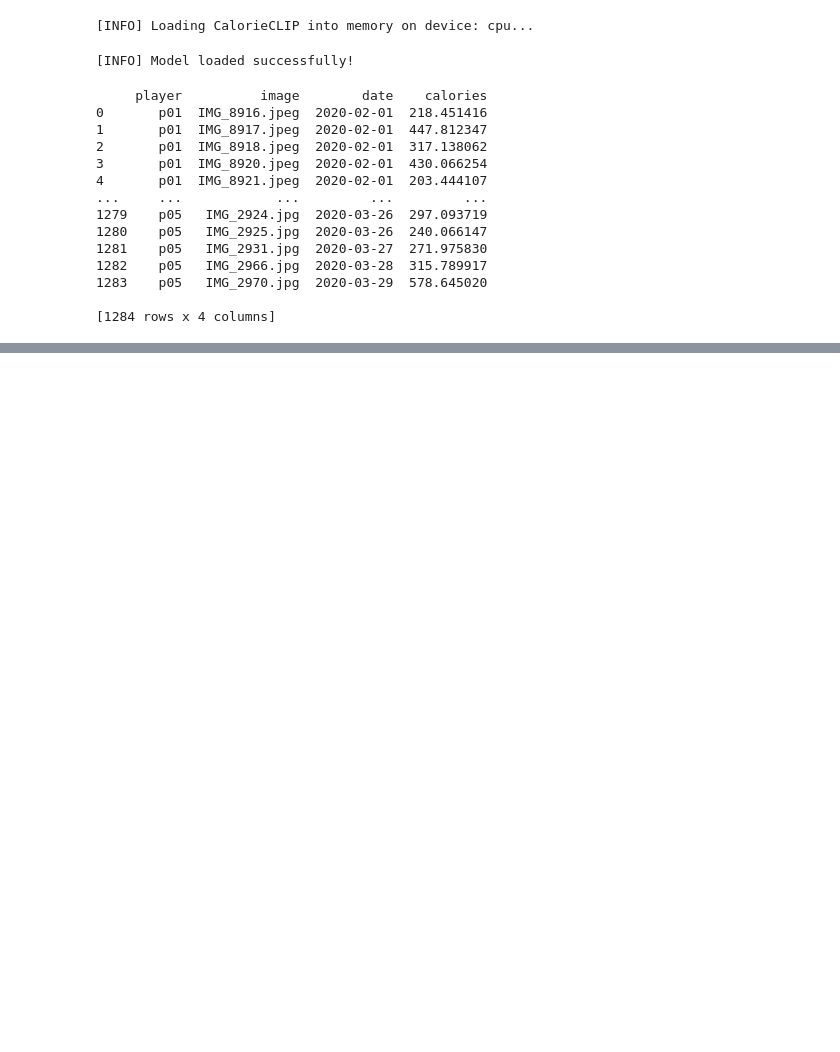
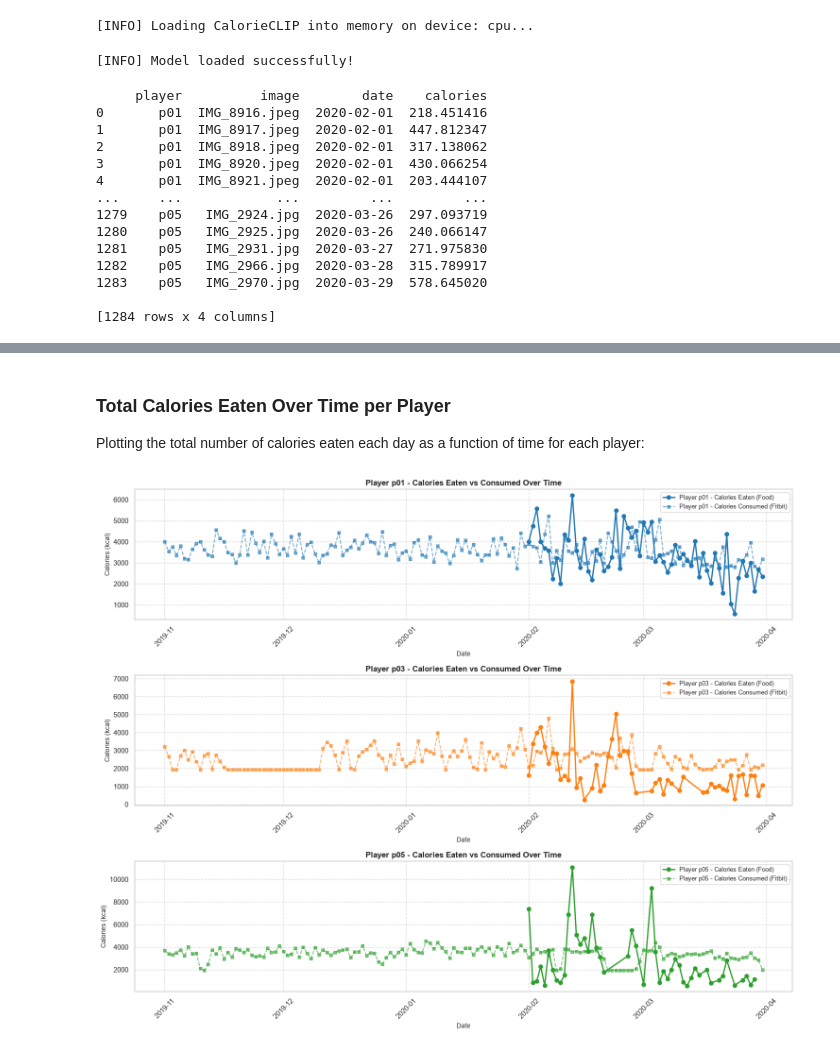
Before and after one commit to noahparisse/injury-prediction, a Jupyter notebook: main.ipynb, the cells around one changed output, grey strips where cells are left out. Saved outputs shown, nothing was run; the diff lists cells and outputs as text; code cells hidden in the pictures; blank space fills up the shorter version.

```diff
--- a/main.ipynb
+++ b/main.ipynb
@@ -323,0 +449,60 @@ Master DataFrame shape: (456, 37)
+# %% [markdown]
+### Total Calories Eaten Over Time per Player
+Plotting the total number of calories eaten each day as a function of time for each player:
+# %%
+import matplotlib.pyplot as plt
+import seaborn as sns
+
+players = sorted(master_df["player"].unique())
+palette = sns.color_palette("tab10", len(players))
+player_colors = {player: palette[i] for i, player in enumerate(players)}
+
+fig, axes = plt.subplots(len(players), 1, figsize=(15, 4 * len(players)), sharex=False, sharey=False)
+
+if len(players) == 1:
+    axes = [axes]
+
+for idx, player in enumerate(players):
+    ax = axes[idx]
+    df_player = master_df[master_df["player"] == player].copy()
+    df_player["date"] = pd.to_datetime(df_player["date"])
+    df_player = df_player.sort_values("date")
+
+    # Plot calories eaten
+    df_eaten = df_player.dropna(subset=["total_calories_eaten"])
+    ax.plot(
+        df_eaten["date"],
+        df_eaten["total_calories_eaten"],
+        marker="o",
+        linestyle="-",
+        color=player_colors[player],
+        linewidth=2,
+        markersize=6,
+        label=f"Player {player} - Calories Eaten (Food)"
+    )
+
+    # Plot calories consumed (Fitbit)
+    df_consumed = df_player.dropna(subset=["total calories consumed"])
+    ax.plot(
+        df_consumed["date"],
+        df_consumed["total calories consumed"],
+        marker="s",
+        linestyle="--",
+        color=player_colors[player],
+        alpha=0.6,
+        linewidth=1.5,
+        markersize=4,
+        label=f"Player {player} - Calories Consumed (Fitbit)"
+    )
+
+    ax.set_title(f"Player {player} - Calories Eaten vs Consumed Over Time", fontsize=12, fontweight="bold")
+    ax.set_xlabel("Date", fontsize=10)
+    ax.set_ylabel("Calories (kcal)", fontsize=10)
+    ax.tick_params(axis="x", rotation=45)
+    ax.legend(loc="upper right", fontsize=9)
+    ax.grid(True, linestyle="--", alpha=0.7)
+
+plt.tight_layout()
+plt.show()
+# %% [output]
+[figure, added]
```
Also changed, not shown: parts of 22 cells of this notebook, 2 other files.
